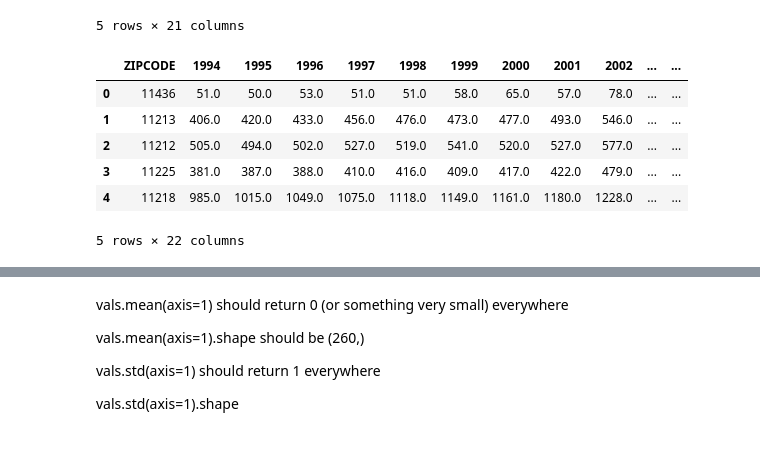
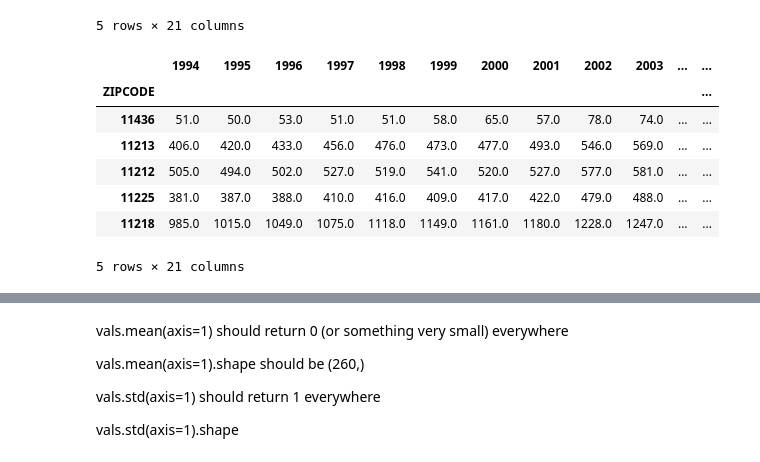
Before and after one commit to ShellyYin96/PUI2018_yy2908, a Jupyter notebook: HW12_yy2908/HW12_Assignment2.ipynb, the cells around one changed output, grey strips where cells are left out. Saved outputs shown, nothing was run; the diff lists cells and outputs as text; code cells hidden in the pictures.

```diff
--- a/HW12_yy2908/HW12_Assignment2.ipynb
+++ b/HW12_yy2908/HW12_Assignment2.ipynb
@@ -63,0 +44,3 @@ Archive:  /nfshome/yy2908/PUIdata/ZIP_CODE_040114.zip
+# %%
+allfilezip = glob.glob("*.zip")
+allfilezip
@@ -63,0 +65,3 @@ Archive:  /nfshome/yy2908/PUIdata/ZIP_CODE_040114.zip
+# %%
+for i in allfilezip:
+    os.system('mv ' + i + ' $PUIDATA')
@@ -189,17 +215,21 @@ cbb.head()
 | 1002 | 450.0 | 467.0 | 487.0 | 500.0 | 490.0 | 558.0 | 563.0 | 587.0 | 566.0 | 586.0 | ... | ... |
 | 1003 | 10.0 | 10.0 | 13.0 | 15.0 | 14.0 | 13.0 | 13.0 | 13.0 | 15.0 | 16.0 | ... | ... |
 5 rows × 21 columns
-# %%
-cbs = nyczipsshp.merge(cbb,on ='ZIPCODE', how = 'outer')
-cbs.head()
-# %% [output]
-|  | ZIPCODE | 1994 | 1995 | 1996 | 1997 | 1998 | 1999 | 2000 | 2001 | 2002 | ... | ... |
-| 0 | 11436 | 51.0 | 50.0 | 53.0 | 51.0 | 51.0 | 58.0 | 65.0 | 57.0 | 78.0 | ... | ... |
-| 1 | 11213 | 406.0 | 420.0 | 433.0 | 456.0 | 476.0 | 473.0 | 477.0 | 493.0 | 546.0 | ... | ... |
-| 2 | 11212 | 505.0 | 494.0 | 502.0 | 527.0 | 519.0 | 541.0 | 520.0 | 527.0 | 577.0 | ... | ... |
-| 3 | 11225 | 381.0 | 387.0 | 388.0 | 410.0 | 416.0 | 409.0 | 417.0 | 422.0 | 479.0 | ... | ... |
-| 4 | 11218 | 985.0 | 1015.0 | 1049.0 | 1075.0 | 1118.0 | 1149.0 | 1161.0 | 1180.0 | 1228.0 | ... | ... |
-5 rows × 22 columns
+# %%
+# 20 years of data and 263 zipcodes
+cbs = nyczipsshp.merge(cbb,right_index=True, left_on="ZIPCODE")
+cbs.drop('geometry',axis=1, inplace=True)
+cbs.set_index('ZIPCODE',inplace=True)
+cbs.head()
+# %% [output]
+|  | 1994 | 1995 | 1996 | 1997 | 1998 | 1999 | 2000 | 2001 | 2002 | 2003 | ... | ... |
+| ZIPCODE |  |  |  |  |  |  |  |  |  |  |  | ... |
+| 11436 | 51.0 | 50.0 | 53.0 | 51.0 | 51.0 | 58.0 | 65.0 | 57.0 | 78.0 | 74.0 | ... | ... |
+| 11213 | 406.0 | 420.0 | 433.0 | 456.0 | 476.0 | 473.0 | 477.0 | 493.0 | 546.0 | 569.0 | ... | ... |
+| 11212 | 505.0 | 494.0 | 502.0 | 527.0 | 519.0 | 541.0 | 520.0 | 527.0 | 577.0 | 581.0 | ... | ... |
+| 11225 | 381.0 | 387.0 | 388.0 | 410.0 | 416.0 | 409.0 | 417.0 | 422.0 | 479.0 | 488.0 | ... | ... |
+| 11218 | 985.0 | 1015.0 | 1049.0 | 1075.0 | 1118.0 | 1149.0 | 1161.0 | 1180.0 | 1228.0 | 1247.0 | ... | ... |
+5 rows × 21 columns
 # %%
 cbs.shape
 # %% [output]
```
Also changed, not shown: parts of 53 cells of this notebook.
